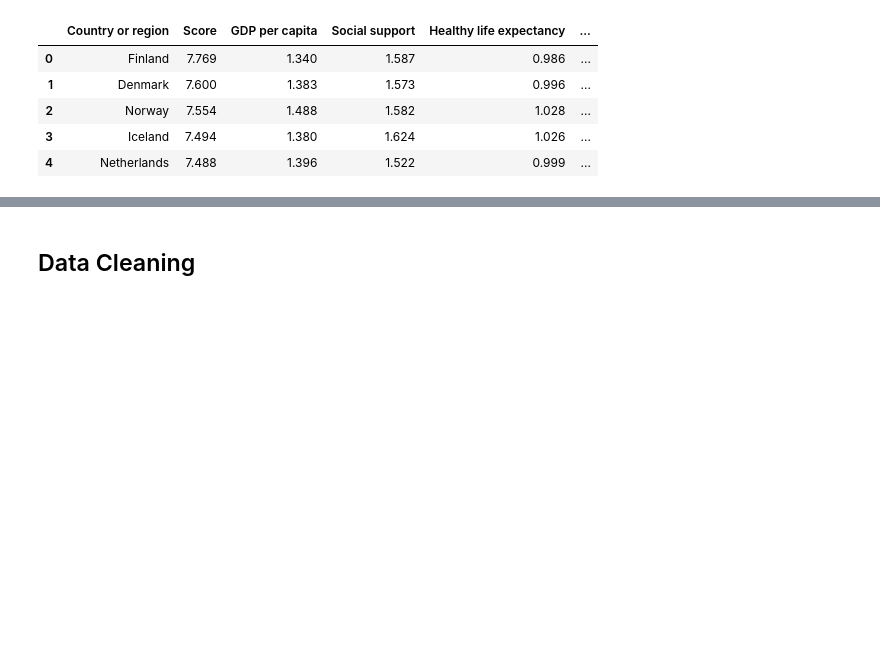
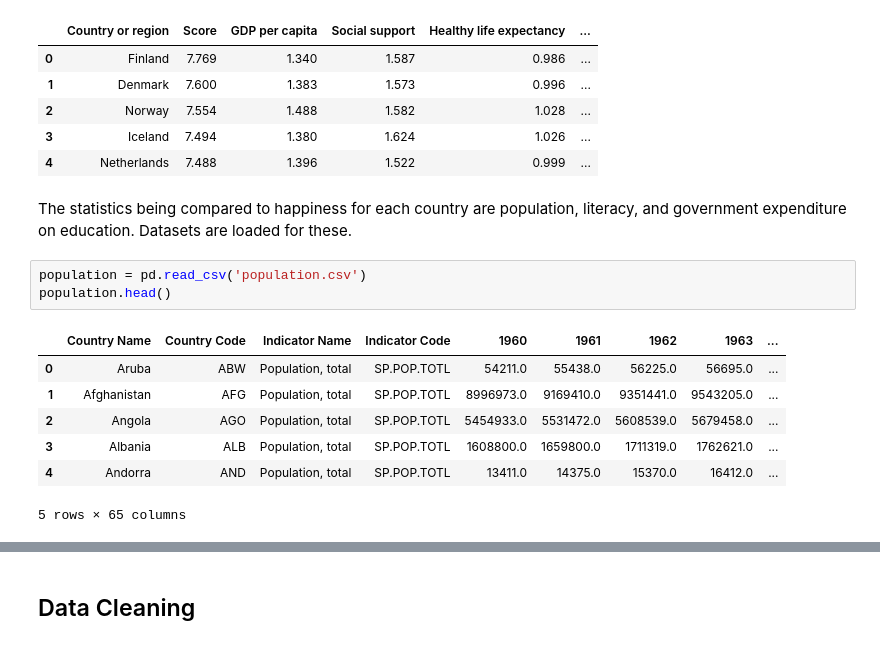
Before and after one commit to pgokhale2000/Data-Science-Project, a Jupyter notebook: main.ipynb, the cells around one changed output, grey strips where cells are left out. Cells and saved outputs as stored; diff of their text form; blank space fills up the shorter version.

Commit message:
population literacy and education datasets added

```diff
--- a/main.ipynb
+++ b/main.ipynb
@@ -33,3 +35,16 @@ df.head()
 | 2 | Norway | 7.554 | 1.488 | 1.582 | 1.028 | ... |
 | 3 | Iceland | 7.494 | 1.380 | 1.624 | 1.026 | ... |
 | 4 | Netherlands | 7.488 | 1.396 | 1.522 | 0.999 | ... |
+# %% [markdown]
+The statistics being compared to happiness for each country are population, literacy, and government expenditure on education. Datasets are loaded for these.
+# %%
+population = pd.read_csv('population.csv')
+population.head()
+# %% [output]
+|  | Country Name | Country Code | Indicator Name | Indicator Code | 1960 | 1961 | 1962 | 1963 | ... |
+| 0 | Aruba | ABW | Population, total | SP.POP.TOTL | 54211.0 | 55438.0 | 56225.0 | 56695.0 | ... |
+| 1 | Afghanistan | AFG | Population, total | SP.POP.TOTL | 8996973.0 | 9169410.0 | 9351441.0 | 9543205.0 | ... |
+| 2 | Angola | AGO | Population, total | SP.POP.TOTL | 5454933.0 | 5531472.0 | 5608539.0 | 5679458.0 | ... |
+| 3 | Albania | ALB | Population, total | SP.POP.TOTL | 1608800.0 | 1659800.0 | 1711319.0 | 1762621.0 | ... |
+| 4 | Andorra | AND | Population, total | SP.POP.TOTL | 13411.0 | 14375.0 | 15370.0 | 16412.0 | ... |
+5 rows × 65 columns
```
Also changed, not shown: parts of 17 cells of this notebook, 6 other files.
